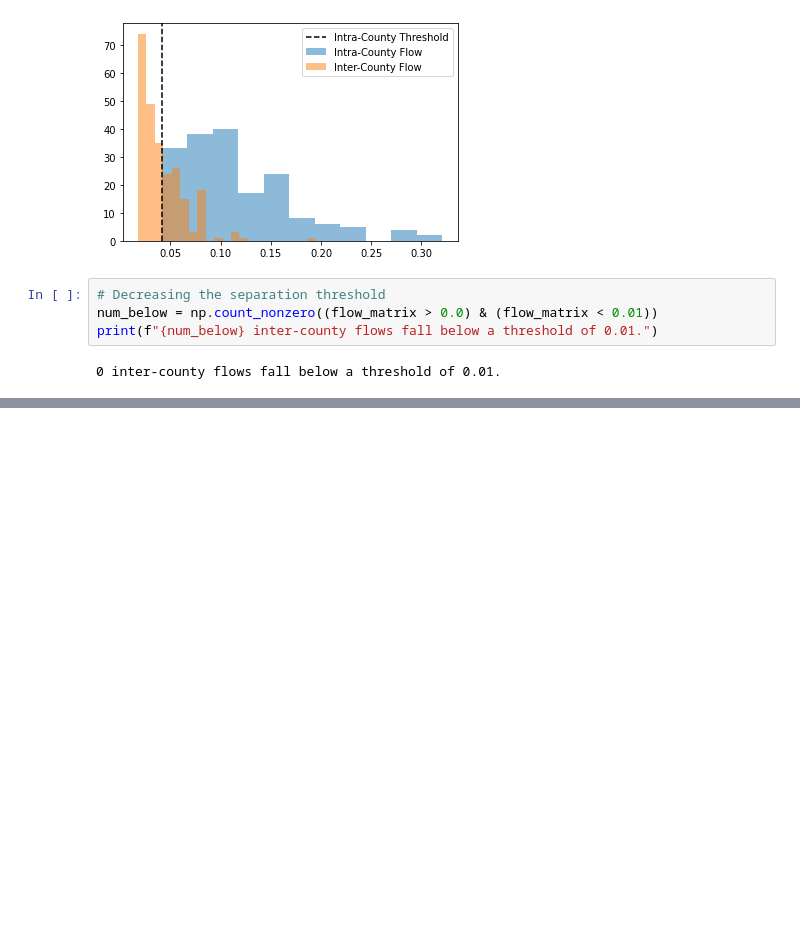
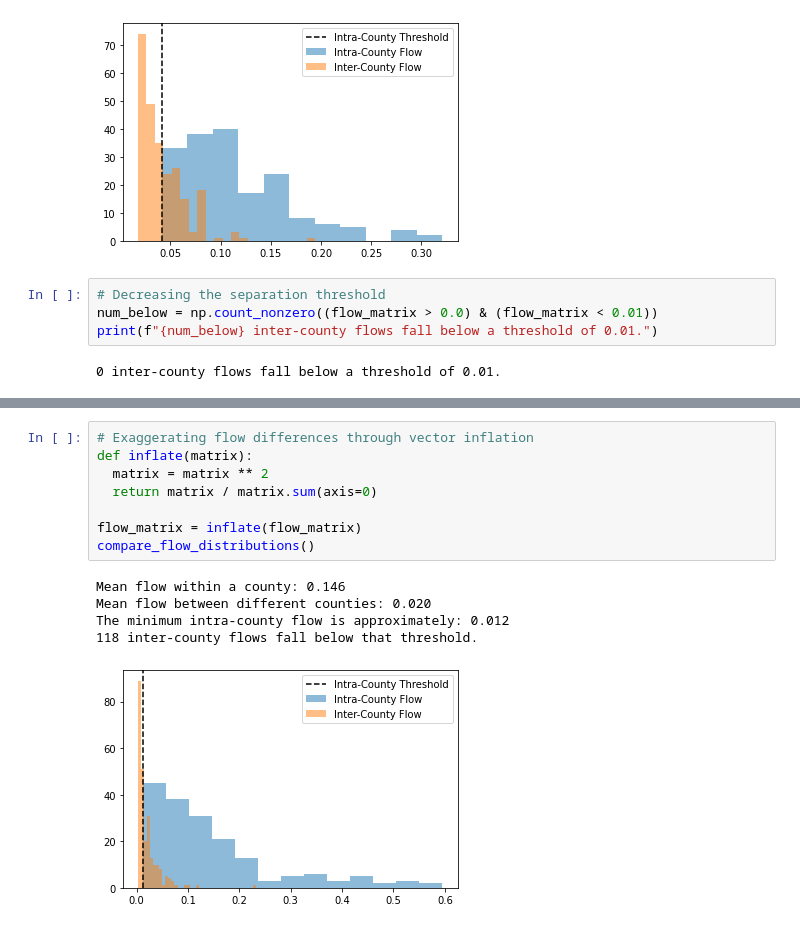
Before and after one commit to rahiakela/data-science-research-and-practice, a Jupyter notebook: data-science-bookcamp/case-study-5--predicting-future-friendships/02_dynamic_graph_theory_and_social_network_analysis.ipynb, the cells around one changed output, grey strips where cells are left out. Drawn from its saved outputs; the diff is of its cells as text; blank space fills up the shorter version.

```diff
--- a/data-science-bookcamp/case-study-5--predicting-future-friendships/02_dynamic_graph_theory_and_social_network_analysis.ipynb
+++ b/data-science-bookcamp/case-study-5--predicting-future-friendships/02_dynamic_graph_theory_and_social_network_analysis.ipynb
@@ -632,0 +643,14 @@ print(f"{num_below} inter-county flows fall below a threshold of 0.01.")
+# %%
+# Exaggerating flow differences through vector inflation
+def inflate(matrix):
+  matrix = matrix ** 2
+  return matrix / matrix.sum(axis=0)
+
+flow_matrix = inflate(flow_matrix)
+compare_flow_distributions()
+# %% [output]
+Mean flow within a county: 0.146
+Mean flow between different counties: 0.020
+The minimum intra-county flow is approximately: 0.012
+118 inter-county flows fall below that threshold.
+[figure, added]
```
Also changed, not shown: parts of 6 cells of this notebook.
